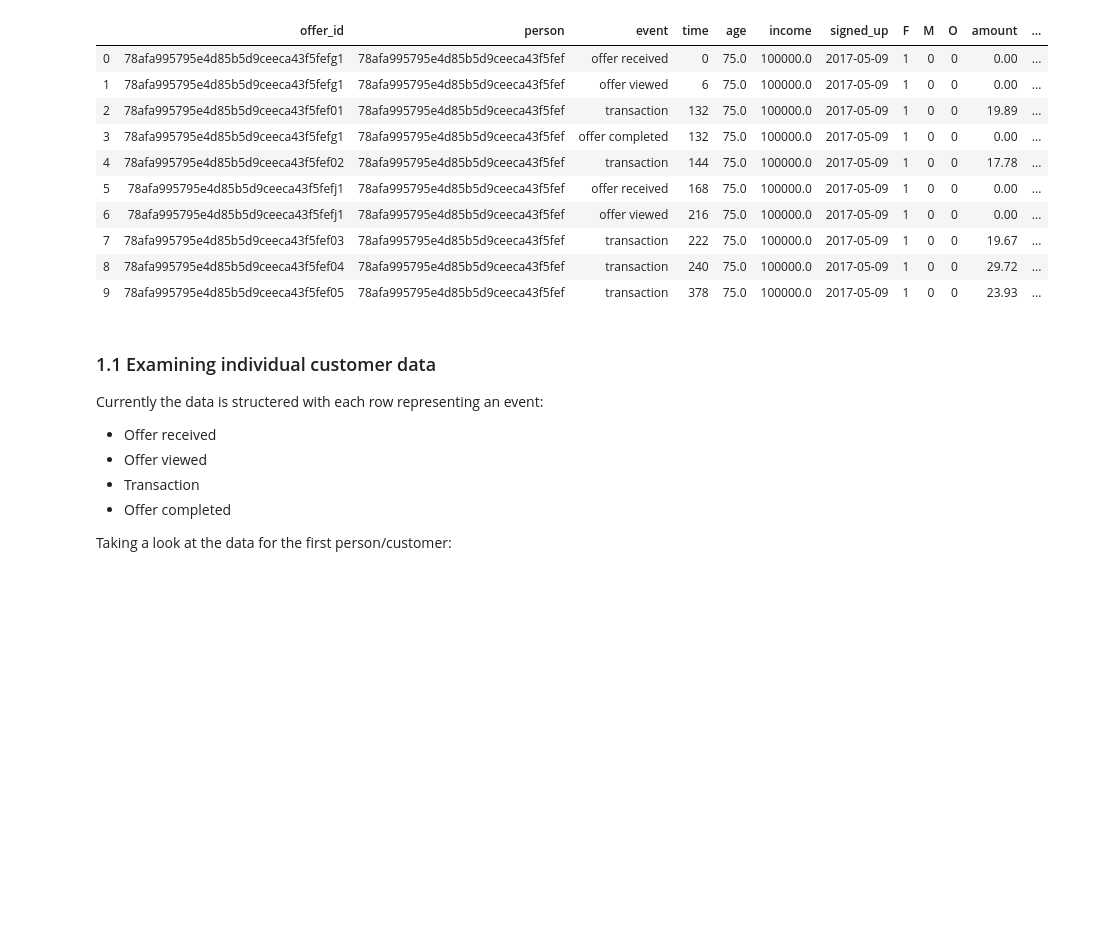
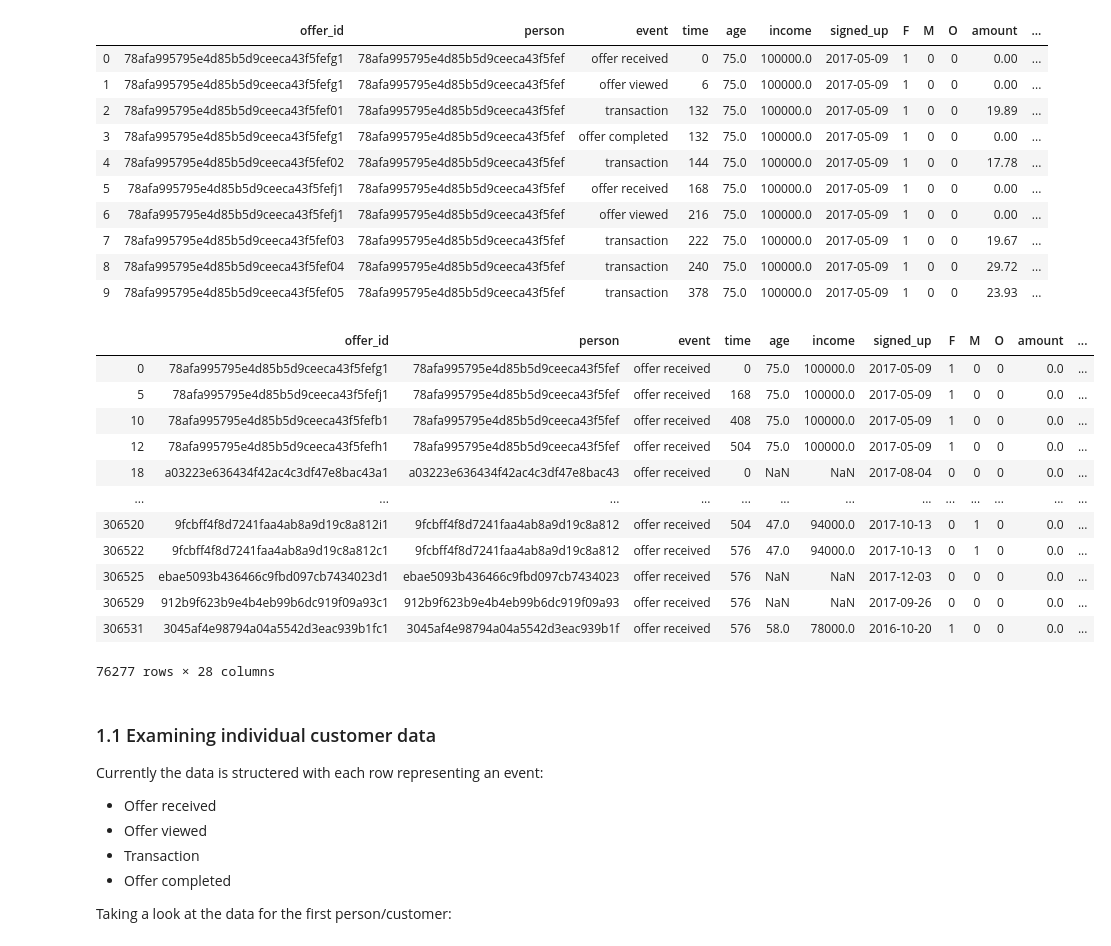
Before and after one commit to GarethEgerton/Starbucks_Udacity, a Jupyter notebook: notebooks/exploratory/2. Feature_engineeringv5.ipynb, the cells around one changed output. Saved outputs shown, nothing was run; the diff lists cells and outputs as text; code cells hidden in the pictures; blank space fills up the shorter version.

```diff
--- a/notebooks/exploratory/2. Feature_engineeringv5.ipynb
+++ b/notebooks/exploratory/2. Feature_engineeringv5.ipynb
@@ -79,6 +78,22 @@ transcript.head(10)
 | 7 | 78afa995795e4d85b5d9ceeca43f5fef03 | 78afa995795e4d85b5d9ceeca43f5fef | transaction | 222 | 75.0 | 100000.0 | 2017-05-09 | 1 | 0 | 0 | 19.67 | ... |
 | 8 | 78afa995795e4d85b5d9ceeca43f5fef04 | 78afa995795e4d85b5d9ceeca43f5fef | transaction | 240 | 75.0 | 100000.0 | 2017-05-09 | 1 | 0 | 0 | 29.72 | ... |
 | 9 | 78afa995795e4d85b5d9ceeca43f5fef05 | 78afa995795e4d85b5d9ceeca43f5fef | transaction | 378 | 75.0 | 100000.0 | 2017-05-09 | 1 | 0 | 0 | 23.93 | ... |
+# %%
+transcript[transcript.event=='offer received']
+# %% [output]
+|  | offer_id | person | event | time | age | income | signed_up | F | M | O | amount | ... |
+| 0 | 78afa995795e4d85b5d9ceeca43f5fefg1 | 78afa995795e4d85b5d9ceeca43f5fef | offer received | 0 | 75.0 | 100000.0 | 2017-05-09 | 1 | 0 | 0 | 0.0 | ... |
+| 5 | 78afa995795e4d85b5d9ceeca43f5fefj1 | 78afa995795e4d85b5d9ceeca43f5fef | offer received | 168 | 75.0 | 100000.0 | 2017-05-09 | 1 | 0 | 0 | 0.0 | ... |
+| 10 | 78afa995795e4d85b5d9ceeca43f5fefb1 | 78afa995795e4d85b5d9ceeca43f5fef | offer received | 408 | 75.0 | 100000.0 | 2017-05-09 | 1 | 0 | 0 | 0.0 | ... |
+| 12 | 78afa995795e4d85b5d9ceeca43f5fefh1 | 78afa995795e4d85b5d9ceeca43f5fef | offer received | 504 | 75.0 | 100000.0 | 2017-05-09 | 1 | 0 | 0 | 0.0 | ... |
+| 18 | a03223e636434f42ac4c3df47e8bac43a1 | a03223e636434f42ac4c3df47e8bac43 | offer received | 0 | NaN | NaN | 2017-08-04 | 0 | 0 | 0 | 0.0 | ... |
+| ... | ... | ... | ... | ... | ... | ... | ... | ... | ... | ... | ... | ... |
+| 306520 | 9fcbff4f8d7241faa4ab8a9d19c8a812i1 | 9fcbff4f8d7241faa4ab8a9d19c8a812 | offer received | 504 | 47.0 | 94000.0 | 2017-10-13 | 0 | 1 | 0 | 0.0 | ... |
+| 306522 | 9fcbff4f8d7241faa4ab8a9d19c8a812c1 | 9fcbff4f8d7241faa4ab8a9d19c8a812 | offer received | 576 | 47.0 | 94000.0 | 2017-10-13 | 0 | 1 | 0 | 0.0 | ... |
+| 306525 | ebae5093b436466c9fbd097cb7434023d1 | ebae5093b436466c9fbd097cb7434023 | offer received | 576 | NaN | NaN | 2017-12-03 | 0 | 0 | 0 | 0.0 | ... |
+| 306529 | 912b9f623b9e4b4eb99b6dc919f09a93c1 | 912b9f623b9e4b4eb99b6dc919f09a93 | offer received | 576 | NaN | NaN | 2017-09-26 | 0 | 0 | 0 | 0.0 | ... |
+| 306531 | 3045af4e98794a04a5542d3eac939b1fc1 | 3045af4e98794a04a5542d3eac939b1f | offer received | 576 | 58.0 | 78000.0 | 2016-10-20 | 1 | 0 | 0 | 0.0 | ... |
+76277 rows × 28 columns
 # %% [markdown]
 ### 1.1 Examining individual customer data
 
```
Also changed, not shown: parts of 39 cells of this notebook, 18 other files.
